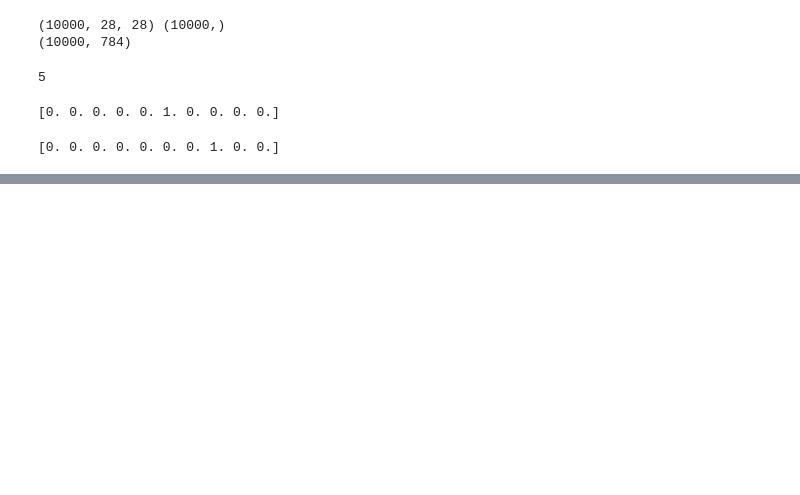
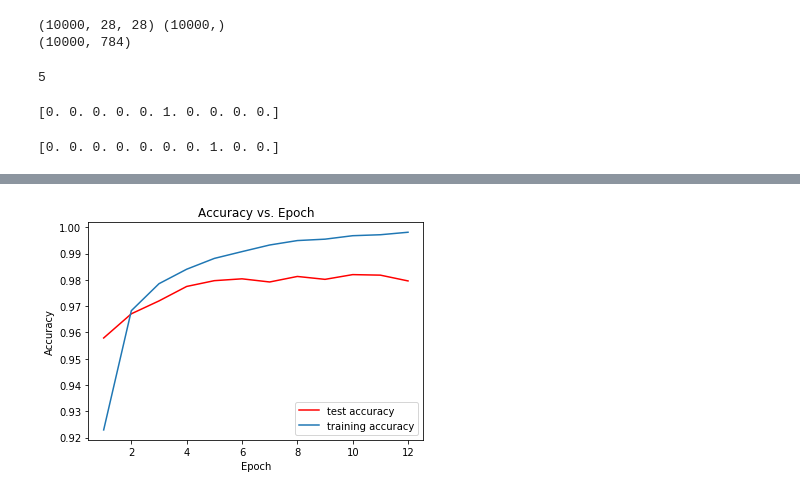
Before and after one commit to IMabuza/handwritten_digits_classification, a Jupyter notebook: handwritten_digits_classification.ipynb, the cells around one changed output, grey strips where cells are left out. Cells and saved outputs as stored; diff of their text form; code cells hidden in the pictures; blank space fills up the shorter version.

```diff
--- a/handwritten_digits_classification.ipynb
+++ b/handwritten_digits_classification.ipynb
@@ -122,0 +211,15 @@ nn.evaluate(test_images, test_labels)
+# %%
+def plot_accuracy(history):
+    train_acc = history.history['acc']
+    test_acc = history.history['val_acc']
+    x = list(range(1, len(test_acc) + 1))
+    plt.plot(x, test_acc, color = 'red', label = 'test accuracy')
+    plt.plot(x, train_acc, label = 'training accuracy')
+    plt.xlabel('Epoch')
+    plt.ylabel('Accuracy')
+    plt.title('Accuracy vs. Epoch')
+    plt.legend(loc='lower right')
+
+plot_accuracy(history)
+# %% [output]
+[figure, added]
```
Also changed, not shown: parts of 10 cells of this notebook.
